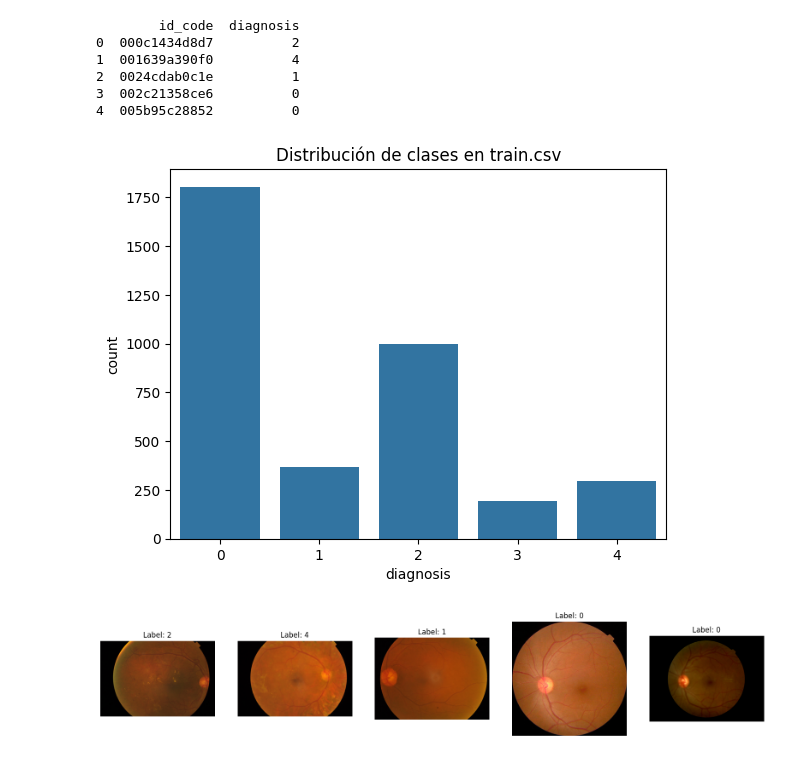
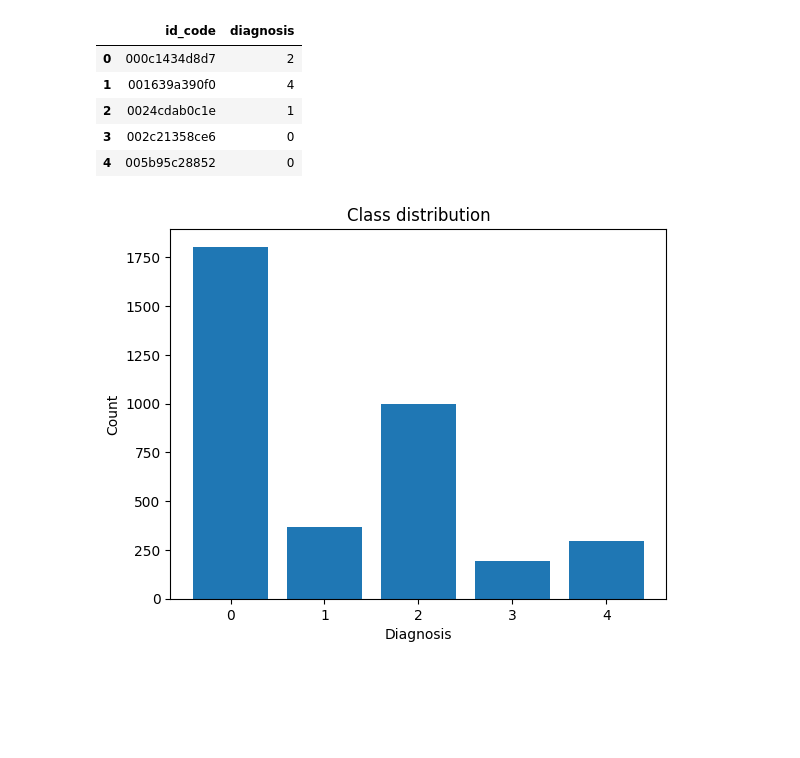
Before and after one commit to vitwea/aptos2019-blindness-detection, a Jupyter notebook: notebooks/01_exploration.ipynb, the cells around one changed output. Cells and saved outputs as stored; diff of their text form; code cells hidden in the pictures; blank space fills up the shorter version.

Commit message:
Add exploratory data analysis notebook with class distribution and sample images

```diff
--- a/notebooks/01_exploration.ipynb
+++ b/notebooks/01_exploration.ipynb
@@ -1,35 +13,31 @@
 # %%
-import pandas as pd
-import matplotlib.pyplot as plt
-import seaborn as sns
-from PIL import Image
+# 2. Data upload
 
-# Data upload
-train_df = pd.read_csv('../data/raw/train.csv')
-
-# Lines check
-print(train_df.head())
-
-# Class distribution
-sns.countplot(x='diagnosis', data=train_df)
-plt.title('Distribución de clases en train.csv')
-plt.show()
-
-# Sample images
-fig, axes = plt.subplots(1, 5, figsize=(20, 5))
-for i, ax in enumerate(axes):
-    img_path = f"../data/raw/train_images/{train_df.loc[i, 'id_code']}.png"
-    img = Image.open(img_path)
-    ax.imshow(img)
-    ax.set_title(f"Label: {train_df.loc[i, 'diagnosis']}")
-    ax.axis('off')
-plt.show()
+# Path to the CSV file containing training data labels
+train_csv = "../data/raw/train.csv"
+# Load the CSV file into a pandas DataFrame
+df = pd.read_csv(train_csv)
+# Display the first few rows of the DataFrame to verify loading
+df.head()
 # %% [output]
-        id_code  diagnosis
-0  000c1434d8d7          2
-1  001639a390f0          4
-2  0024cdab0c1e          1
-3  002c21358ce6          0
-4  005b95c28852          0
-[figure, removed]
-[figure, removed]
+|  | id_code | diagnosis |
+| 0 | 000c1434d8d7 | 2 |
+| 1 | 001639a390f0 | 4 |
+| 2 | 0024cdab0c1e | 1 |
+| 3 | 002c21358ce6 | 0 |
+| 4 | 005b95c28852 | 0 |
+# %%
+# 3. Class distribution
+
+# Count the number of samples per diagnosis class
+counts = Counter(df["diagnosis"])
+# Display the counts dictionary
+counts
+# Create a bar plot of the class distribution
+plt.bar(counts.keys(), counts.values())
+plt.title("Class distribution")
+plt.xlabel("Diagnosis")
+plt.ylabel("Count")
+plt.show()
+# %% [output]
+[figure, added]
```
Also changed, not shown: parts of 3 cells of this notebook.
